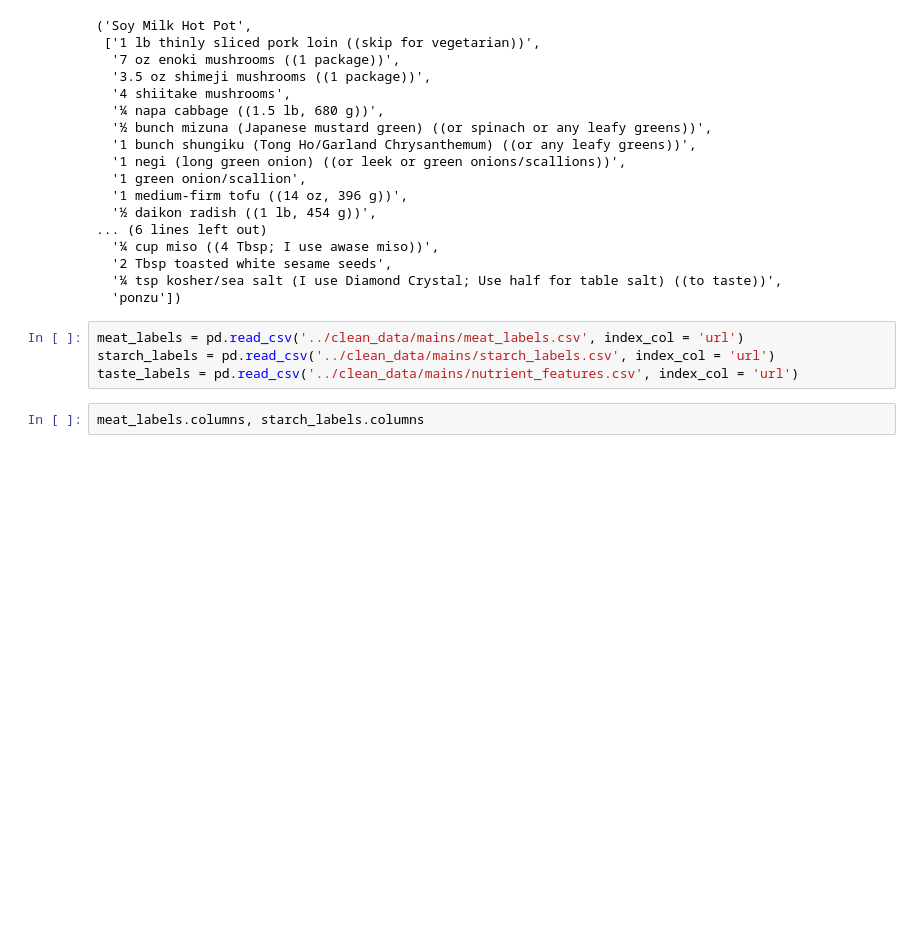
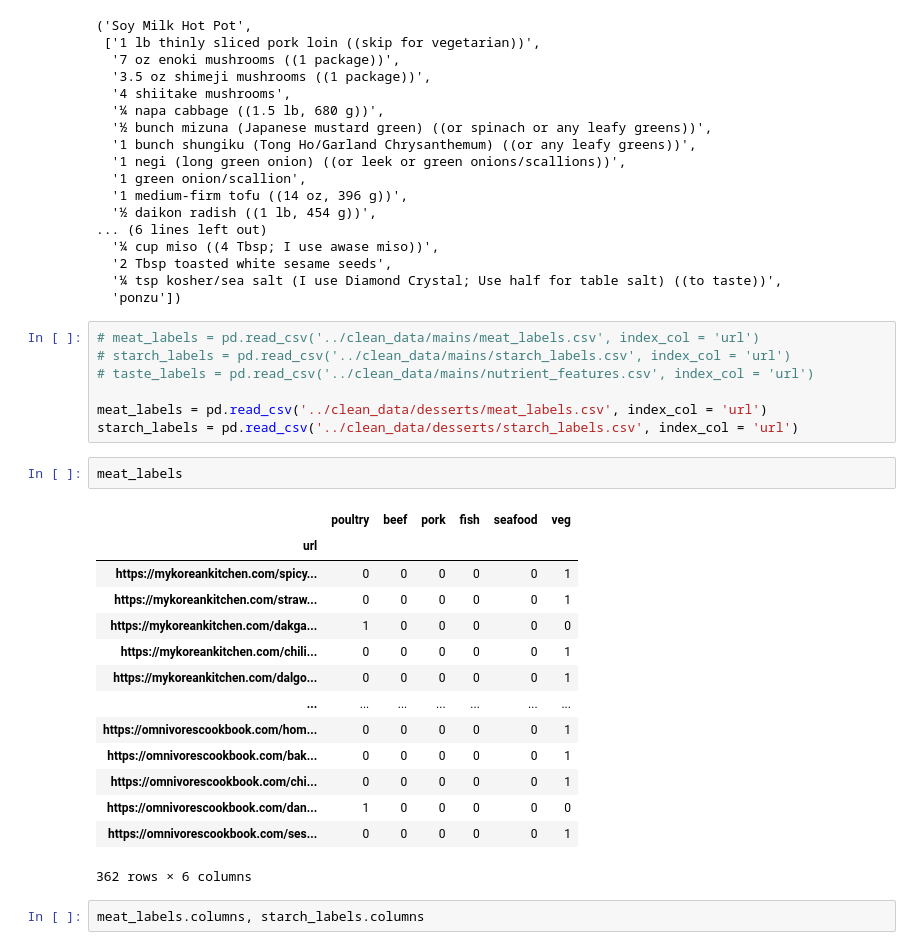
Before and after one commit to justinxu421/recipe_rex, a Jupyter notebook: feature_generation/extract_features_JX.ipynb, the cells around one changed output. Saved outputs shown, nothing was run; the diff lists cells and outputs as text; blank space fills up the shorter version.

Commit message:
added in filter selection and saved labels for desserts and sides

```diff
--- a/feature_generation/extract_features_JX.ipynb
+++ b/feature_generation/extract_features_JX.ipynb
@@ -109,9 +133,29 @@ main_recipes['title'].iloc[idx], main_recipes['ingredients'].apply(ast.literal_e
   '¼ tsp kosher/sea salt (I use Diamond Crystal; Use half for table salt) ((to taste))',
   'ponzu'])
 # %%
-meat_labels = pd.read_csv('../clean_data/mains/meat_labels.csv', index_col = 'url')
-starch_labels = pd.read_csv('../clean_data/mains/starch_labels.csv', index_col = 'url')
-taste_labels = pd.read_csv('../clean_data/mains/nutrient_features.csv', index_col = 'url')
+# meat_labels = pd.read_csv('../clean_data/mains/meat_labels.csv', index_col = 'url')
+# starch_labels = pd.read_csv('../clean_data/mains/starch_labels.csv', index_col = 'url')
+# taste_labels = pd.read_csv('../clean_data/mains/nutrient_features.csv', index_col = 'url')
+
+meat_labels = pd.read_csv('../clean_data/desserts/meat_labels.csv', index_col = 'url')
+starch_labels = pd.read_csv('../clean_data/desserts/starch_labels.csv', index_col = 'url')
+# %%
+meat_labels
+# %% [output]
+|  | poultry | beef | pork | fish | seafood | veg |
+| url |  |  |  |  |  |  |
+| https://mykoreankitchen.com/spicy... | 0 | 0 | 0 | 0 | 0 | 1 |
+| https://mykoreankitchen.com/straw... | 0 | 0 | 0 | 0 | 0 | 1 |
+| https://mykoreankitchen.com/dakga... | 1 | 0 | 0 | 0 | 0 | 0 |
+| https://mykoreankitchen.com/chili... | 0 | 0 | 0 | 0 | 0 | 1 |
+| https://mykoreankitchen.com/dalgo... | 0 | 0 | 0 | 0 | 0 | 1 |
+| ... | ... | ... | ... | ... | ... | ... |
+| https://omnivorescookbook.com/hom... | 0 | 0 | 0 | 0 | 0 | 1 |
+| https://omnivorescookbook.com/bak... | 0 | 0 | 0 | 0 | 0 | 1 |
+| https://omnivorescookbook.com/chi... | 0 | 0 | 0 | 0 | 0 | 1 |
+| https://omnivorescookbook.com/dan... | 1 | 0 | 0 | 0 | 0 | 0 |
+| https://omnivorescookbook.com/ses... | 0 | 0 | 0 | 0 | 0 | 1 |
+362 rows × 6 columns
 # %%
 meat_labels.columns, starch_labels.columns
 # %% [output]
```
Also changed, not shown: parts of 2 cells of this notebook, 12 other files.
